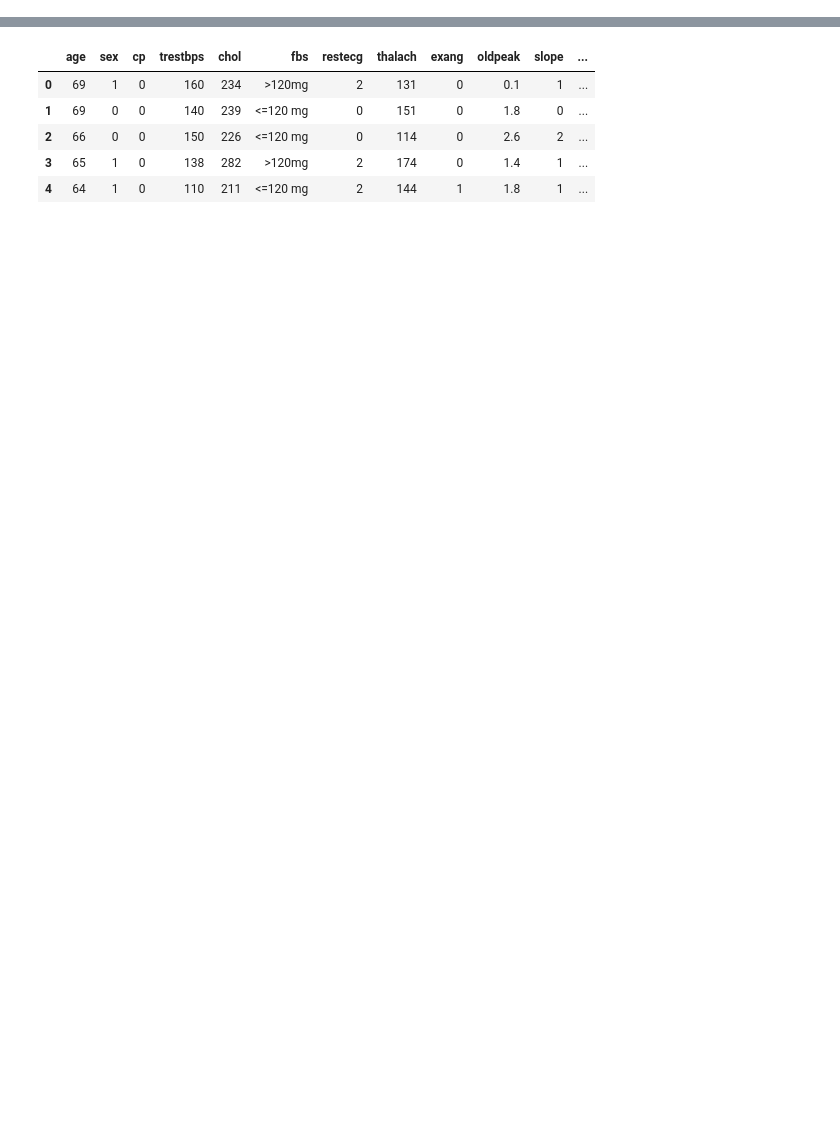
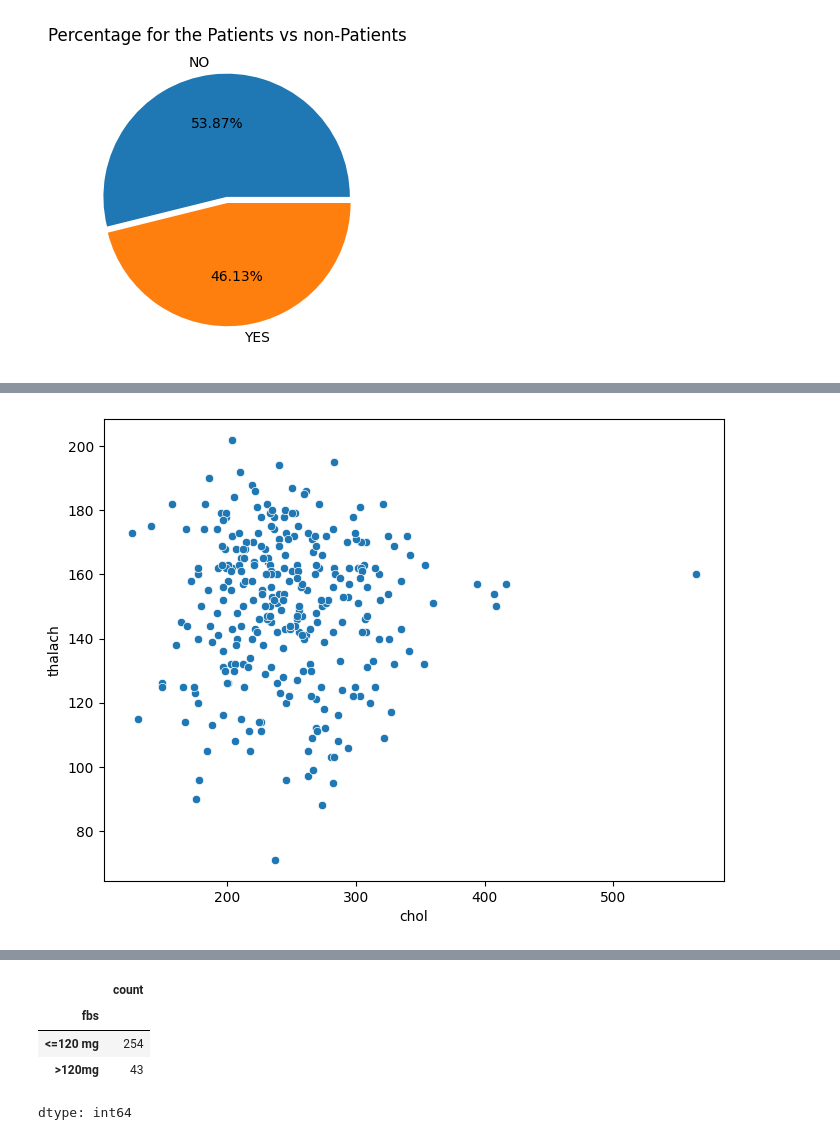
Before and after one commit to muhammad-usman-tech/data-analysis-tasks, a Jupyter notebook: MINI_PROJECTS.ipynb, the cells around one changed output, grey strips where cells are left out. Saved outputs shown, nothing was run; the diff lists cells and outputs as text; code cells hidden in the pictures; blank space fills up the shorter version.

Commit message:
Created using Colab--

```diff
--- a/MINI_PROJECTS.ipynb
+++ b/MINI_PROJECTS.ipynb
@@ -49,9 +49,63 @@ df['condition']=df['condition'].astype('category')
 # df.info() #updated sucessfully but can also use the .replace function to convert in into the string and going to perform 1 column here
 df['fbs'].unique() # got 0 and 1
 df['fbs']=df['fbs'].replace({0:'<=120 mg',1:'>120mg'})
+
+df.head()
+
+# Step 4: uni variate so just taking the 2-3 graphs in the univariate maybe 2
+# checking the distribution of the age
+plt.figure(figsize=(10,5))
+sns.kdeplot(df['age'])
+plt.title('Distribution of the age')
+plt.xlabel('AGE')
+plt.ylabel('FREQUENCY')
+plt.show()
+# it was almost the bell curved means equally distributes no side was longer
+
+
+# now checking the aggregational summary of the 2 columns using the box plot
+
+plt.figure(figsize=(10,5))
+sns.boxplot(data=df[['trestbps','thalach']])
+plt.title('Checking the aggregational summary of these 2 columns')
+plt.xlabel('trestbps VS thalach')
+plt.show() #here the max of the trestbp is almost 170 and it contains almost sevral strange values after its max but thalach hax max of 200 and it doesnot contains any strange value
+
+# Step 5: bi-variate charts
+# prepairing for the box plot
+df['IS_PATIENT']=df['condition'].apply(lambda x: 'YES' if x==1 else 'NO')
+
+
+df['IS_PATIENT']
+data=df.groupby('IS_PATIENT')['IS_PATIENT'].count() #used this technique to find the count of the yes and no to show on the barplot
+plt.figure(figsize=(10,5))
+sns.barplot(x=data.index,y=data.values)
+plt.title('NUMBER OF PATIENTS OUT OF PEOPLE GAVE THE TESTS')
+plt.show()
+explode=[0.05,0]
+# and also making the piechart of this data that will look good (i want to say the logic of data can be used for both piechart and the pie chart)
+plt.figure(figsize=(6,4))
+plt.pie(data,labels=data.index,autopct='%1.2f%%',explode=explode)
+plt.title('Percentage for the Patients vs non-Patients')
+plt.show()
+
+# now making the scatter chart: is chol in blood is increasinf the patient rate
+plt.figure(figsize=(8,6))
+sns.scatterplot(x='chol',y='condition',data=df)
+plt.show() #it gave a very down straight line may be the condition is categorical thats why no good results found
+# now making it with the thalach to check the pattern
+plt.figure(figsize=(8,6))
+sns.scatterplot(x='chol',y='thalach',data=df)
+plt.show() #here dots are spread allover the graph so no they are not connected to each other
+
+# final making the heatmap or just leave the heat map for now
+
+#Step6:  finding the coorelation
+
 df.info()
 df.head()
 
-# Step 3:
+df['IS_PATIENT'].value_counts()
+df['fbs'].value_counts()
 # %% [output]
 ===============
@@ -73,0 +115 @@ memory usage: 28.8+ KB
+[figure, added]
@@ -73,0 +117 @@ memory usage: 28.8+ KB
+[figure, added]
@@ -74,6 +135,5 @@ memory usage: 28.8+ KB
-|  | age | sex | cp | trestbps | chol | fbs | restecg | thalach | exang | oldpeak | slope | ... |
-| 0 | 69 | 1 | 0 | 160 | 234 | >120mg | 2 | 131 | 0 | 0.1 | 1 | ... |
-| 1 | 69 | 0 | 0 | 140 | 239 | <=120 mg | 0 | 151 | 0 | 1.8 | 0 | ... |
-| 2 | 66 | 0 | 0 | 150 | 226 | <=120 mg | 0 | 114 | 0 | 2.6 | 2 | ... |
-| 3 | 65 | 1 | 0 | 138 | 282 | >120mg | 2 | 174 | 0 | 1.4 | 1 | ... |
-| 4 | 64 | 1 | 0 | 110 | 211 | <=120 mg | 2 | 144 | 1 | 1.8 | 1 | ... |
+|  | count |
+| fbs |  |
+| <=120 mg | 254 |
+| >120mg | 43 |
+dtype: int64
```
Also changed, not shown: parts of 1 cell of this notebook.
